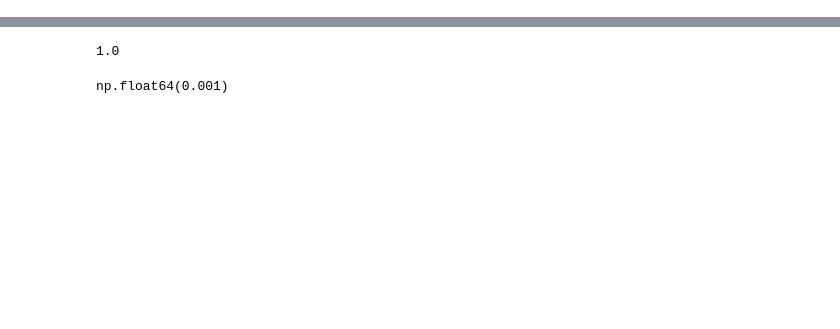
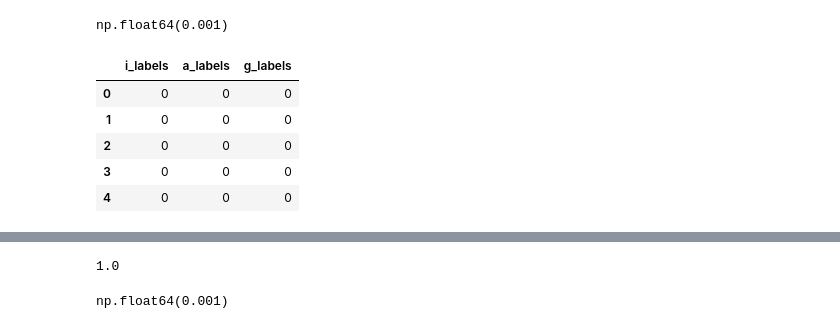
Before and after one commit to pysal/inequality, a Jupyter notebook: docs/user-guide/measure/spatial_polarization.ipynb, the cells around one changed output, grey strips where cells are left out. Saved outputs shown, nothing was run; the diff lists cells and outputs as text; code cells hidden in the pictures; blank space fills up the shorter version.

```diff
--- a/docs/user-guide/measure/spatial_polarization.ipynb
+++ b/docs/user-guide/measure/spatial_polarization.ipynb
@@ -35,0 +99,15 @@ sim.std()=np.float64(0.00601317315464993)
+# %%
+res_df = res[2]
+# %%
+res[1]
+# %% [output]
+np.float64(0.001)
+# %%
+res_df.head()
+# %% [output]
+|  | i_labels | a_labels | g_labels |
+| 0 | 0 | 0 | 0 |
+| 1 | 0 | 0 | 0 |
+| 2 | 0 | 0 | 0 |
+| 3 | 0 | 0 | 0 |
+| 4 | 0 | 0 | 0 |
```
Also changed, not shown: parts of 10 cells of this notebook, 1 other file.
